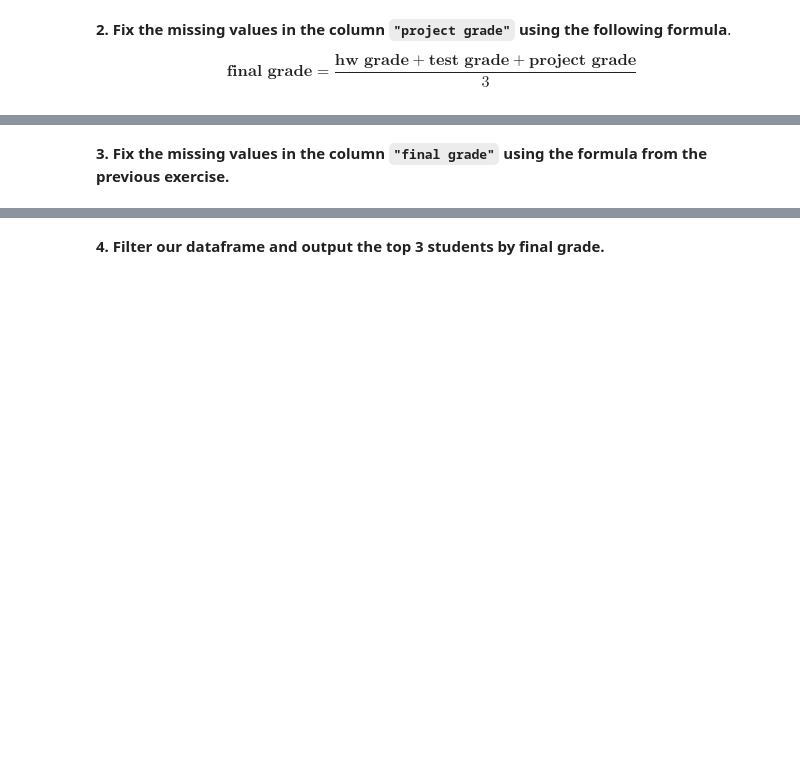
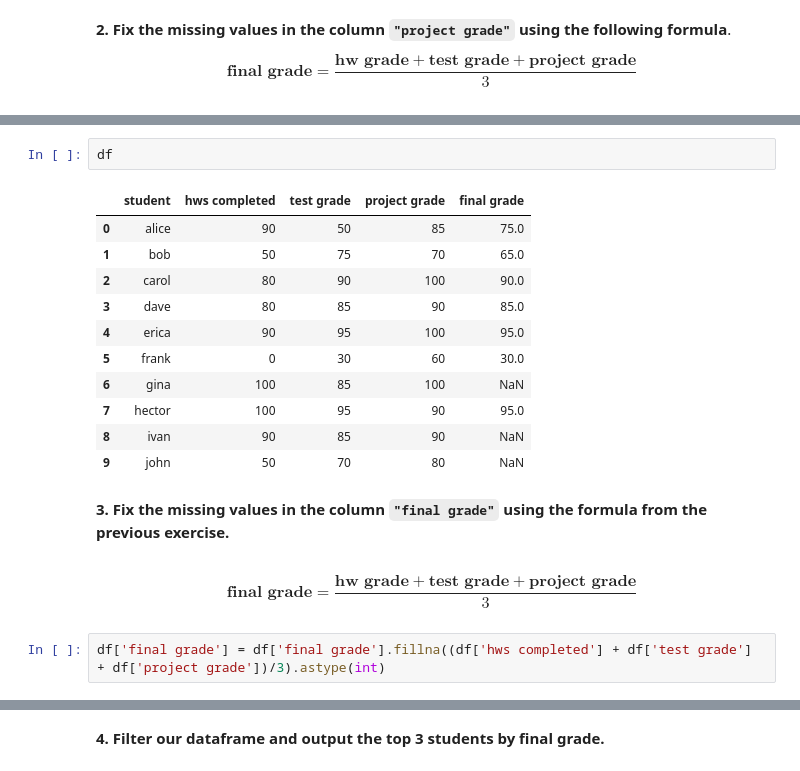
Before and after one commit to clarimayo/Jupyter_notebooks, a Jupyter notebook: Assessment 2 Study Materials/phase-2-practice-assessment.ipynb, the cells around one changed output, grey strips where cells are left out. Cells and saved outputs as stored; diff of their text form; blank space fills up the shorter version.

```diff
--- a/Assessment 2 Study Materials/phase-2-practice-assessment.ipynb
+++ b/Assessment 2 Study Materials/phase-2-practice-assessment.ipynb
@@ -141,2 +266,20 @@ $$ \textbf{final grade} = \frac{\textbf{hw grade} + \textbf{test grade} + \textb
+# %%
+df
+# %% [output]
+|  | student | hws completed | test grade | project grade | final grade |
+| 0 | alice | 90 | 50 | 85 | 75.0 |
+| 1 | bob | 50 | 75 | 70 | 65.0 |
+| 2 | carol | 80 | 90 | 100 | 90.0 |
+| 3 | dave | 80 | 85 | 90 | 85.0 |
+| 4 | erica | 90 | 95 | 100 | 95.0 |
+| 5 | frank | 0 | 30 | 60 | 30.0 |
+| 6 | gina | 100 | 85 | 100 | NaN |
+| 7 | hector | 100 | 95 | 90 | 95.0 |
+| 8 | ivan | 90 | 85 | 90 | NaN |
+| 9 | john | 50 | 70 | 80 | NaN |
 # %% [markdown]
 **3. Fix the missing values in the column `"final grade"` using the formula from the previous exercise.**
+# %% [markdown]
+$$ \textbf{final grade} = \frac{\textbf{hw grade} + \textbf{test grade} + \textbf{project grade}}{3} $$
+# %%
+df['final grade'] = df['final grade'].fillna((df['hws completed'] + df['test grade'] + df['project grade'])/3).astype(int)
```
Also changed, not shown: parts of 35 cells of this notebook, 1 other file.
